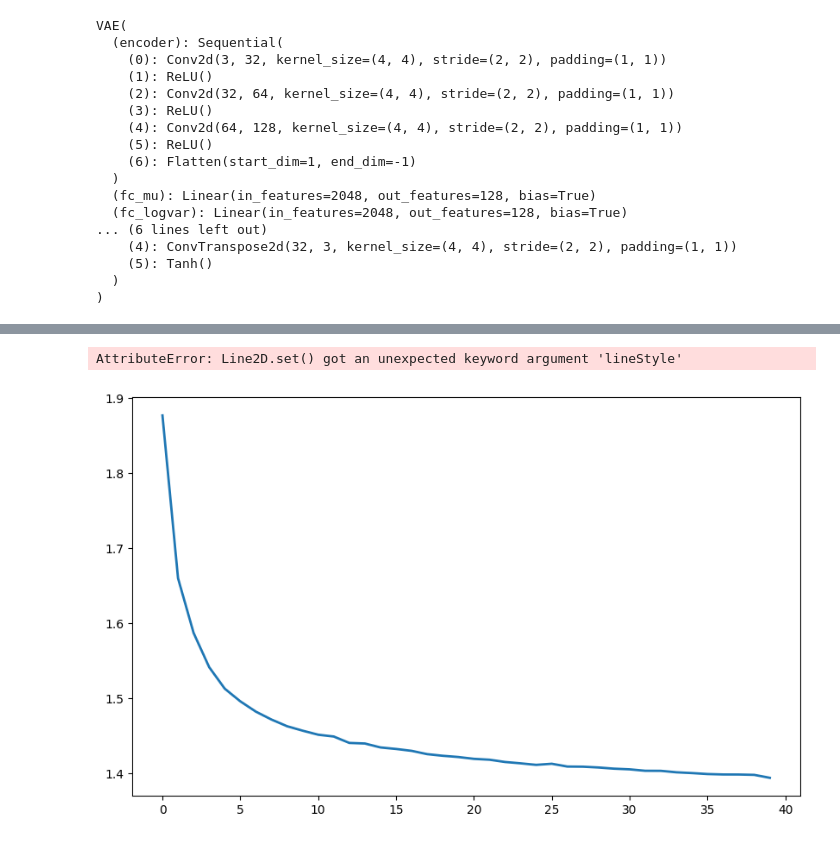
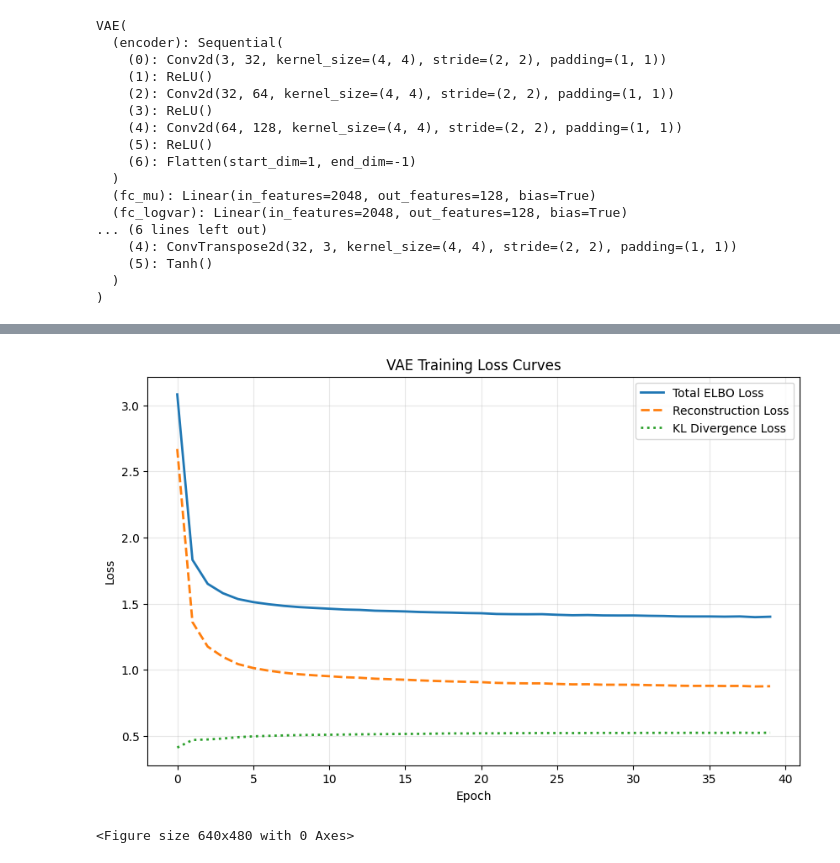
Before and after one commit to ahobson4/AISE3010Assignment3, a Jupyter notebook: ImageGenerator.ipynb, the cells around one changed output, grey strips where cells are left out. Cells and saved outputs as stored; diff of their text form; code cells hidden in the pictures.

```diff
--- a/ImageGenerator.ipynb
+++ b/ImageGenerator.ipynb
@@ -296,26 +291,26 @@ Note: you may need to restart the kernel to use updated packages.
 # %%
 # Plotting the training and validation losses
 import matplotlib.pyplot as plt
 
 # Create a figre for the loss curves
 plt.figure(figsize=(10, 6))
 
 # Plot the three loss components
 plt.plot(history_total_loss, label='Total ELBO Loss', linewidth=2)
-plt.plot(history_recon_loss, label='Reconstruction Loss', linewidth=2, lineStyle='--')
-plt.plot(history_kl_loss, label='KL Divergence Loss', linewidth=2, lineStyle=':')
+plt.plot(history_recon_loss, label='Reconstruction Loss', linewidth=2, linestyle='--')
+plt.plot(history_kl_loss, label='KL Divergence Loss', linewidth=2, linestyle=':')
 
 plt.title('VAE Training Loss Curves')
 plt.xlabel('Epoch')
 plt.ylabel('Loss')
 plt.legend()
 plt.grid(True, alpha=0.3)
 plt.show()
 
 plt.savefig('vae_loss_curves.png', dpi=300, bbox_inches='tight')
 # %% [output]
+[figure, new version]
-AttributeError: Line2D.set() got an unexpected keyword argument 'lineStyle'
+<Figure size 640x480 with 0 Axes>
-[figure, old version]
 # %%
 # Generating the 16 grid of images from the trained VAE model
 from torch import tensor
```
Also changed, not shown: parts of 3 cells of this notebook.
